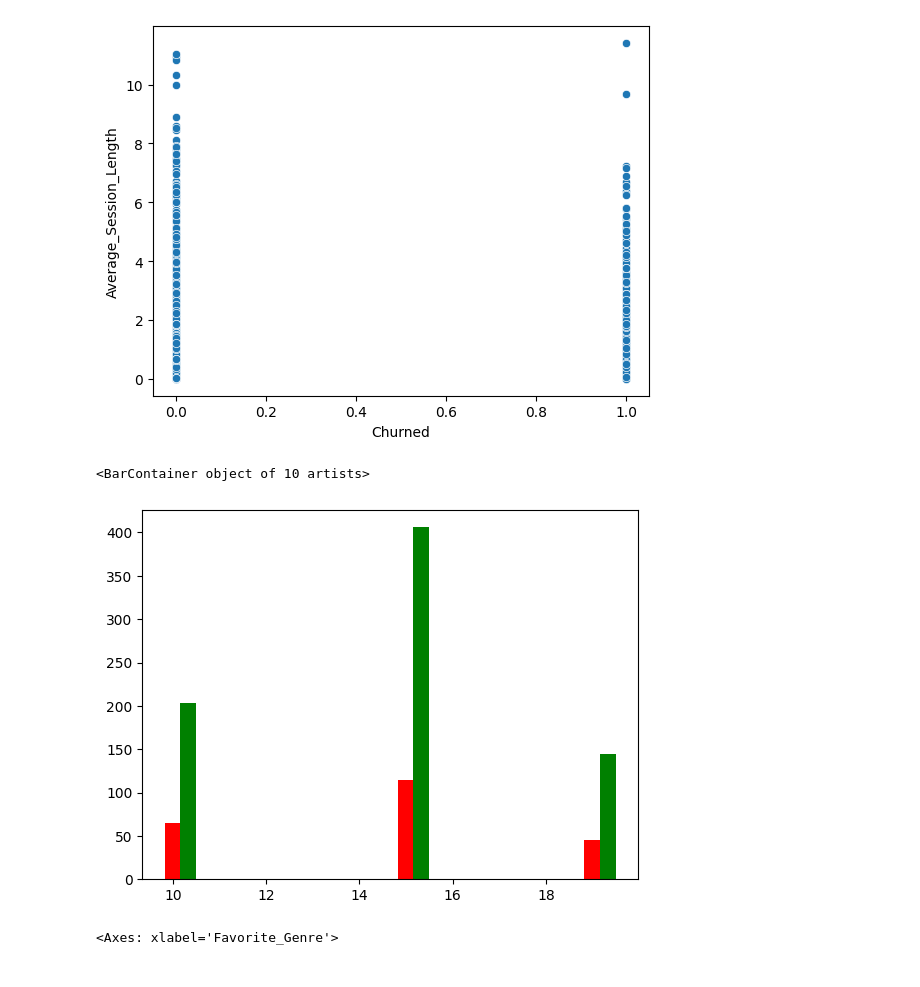
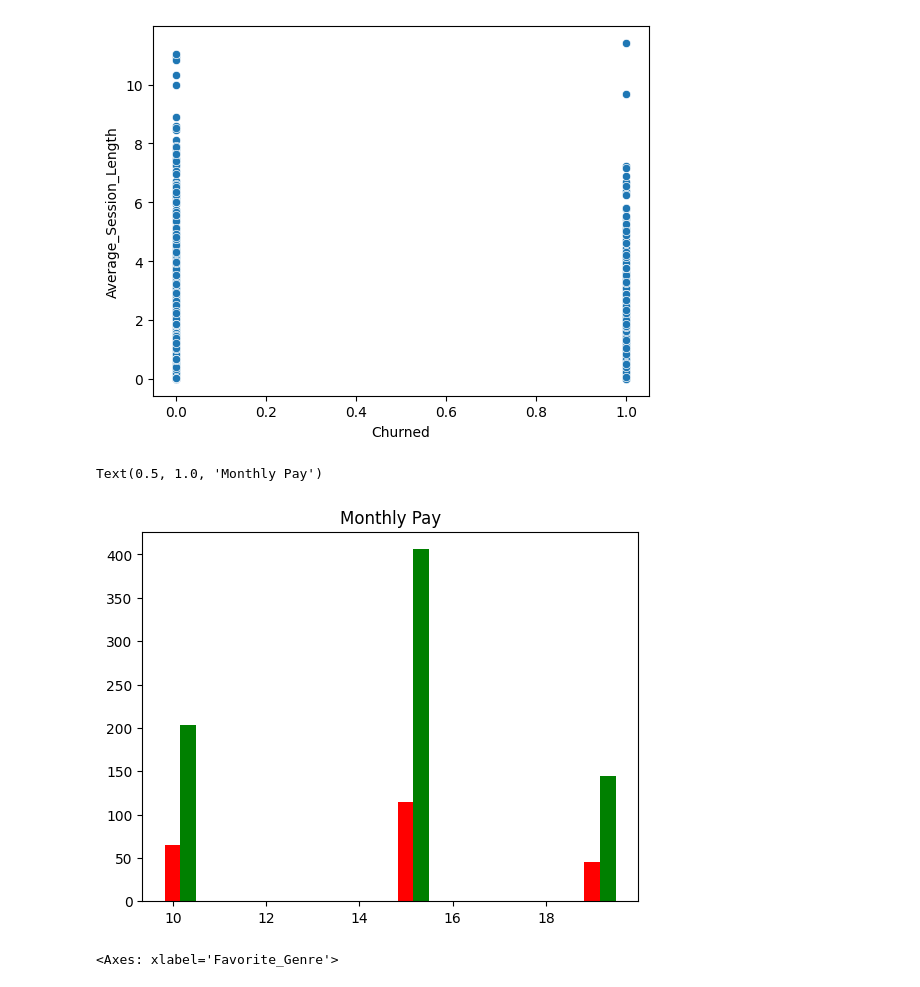
Before and after one commit to Tiffany-tianfei/StudyNotes, a Jupyter notebook: assignment-1.ipynb, the cells around one changed output. Cells and saved outputs as stored; diff of their text form; code cells hidden in the pictures.

```diff
--- a/assignment-1.ipynb
+++ b/assignment-1.ipynb
@@ -286,16 +278,15 @@ sns.scatterplot(x='Churned', y='Average_Session_Length', data=df)
 # %%
 fig, ax = plt.subplots()
 
 a_heights, a_bins = np.histogram(df_churned['Monthly_Payment'])
 b_heights, b_bins = np.histogram(df_stay['Monthly_Payment'], bins=a_bins)
-
 width = (a_bins[1] - a_bins[0])/3
-
 ax.bar(a_bins[:-1], a_heights, width=width, color={"red":"Churned"})
 ax.bar(b_bins[:-1]+width, b_heights, width=width, color={"green":"Stayed"})
+plt.title('Monthly Pay')
 # %% [output]
-<BarContainer object of 10 artists>
+Text(0.5, 1.0, 'Monthly Pay')
-[figure, old version]
+[figure, new version]
 # %%
 df_churned.groupby('Favorite_Genre').size().plot(kind='bar')
 # %% [output]
```
Also changed, not shown: parts of 7 cells of this notebook, 1 other file.
